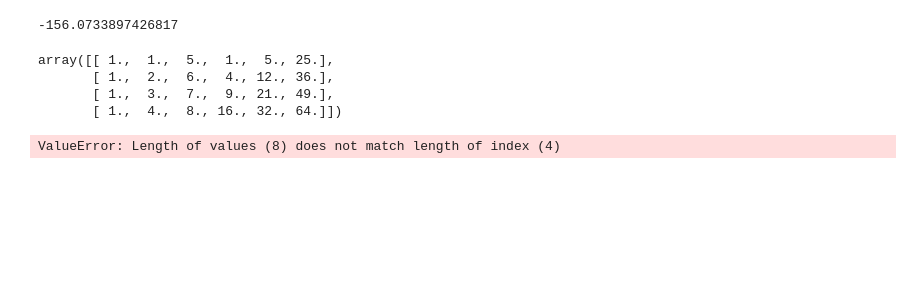
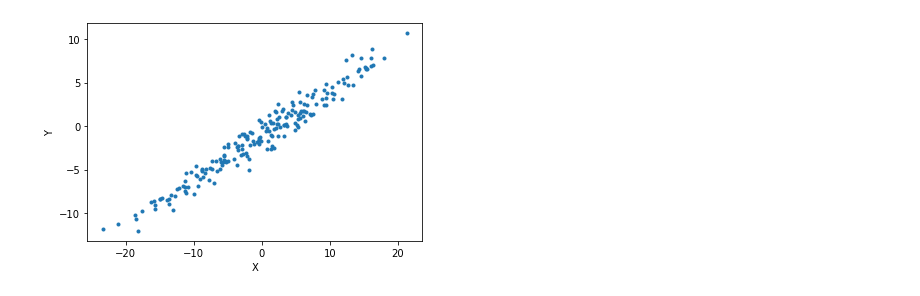
Before and after one commit to mlayek21/SUS-Libery, a Jupyter notebook: Test1_Regression.ipynb, the cells around one changed output. Saved outputs shown, nothing was run; the diff lists cells and outputs as text; code cells hidden in the pictures; blank space fills up the shorter version.

```diff
--- a/Test1_Regression.ipynb
+++ b/Test1_Regression.ipynb
@@ -58,21 +0,0 @@ from sklearn.metrics import r2_score
-# %%
-x_train, x_test, y_train, y_test = train_test_split(X, Y, test_size=0.2, random_state=2)
-poly = PolynomialFeatures(degree=8, include_bias=True)
-x_train_trans = poly.fit_transform(x_train)
-x_test_trans = poly.transform(x_test)
-#include bias parameter
-lr = LinearRegression()
-lr.fit(x_train_trans, y_train)
-y_pred = lr.predict(x_test_trans)
-print(r2_score(y_test, y_pred))
-# %% [output]
--156.0733897426817
-# %%
-a = np.array([[1,2,3,4],[5,6,7,8]]).T
-poly = PolynomialFeatures(degree=2, include_bias=True)
-poly.fit_transform(a)
-# %% [output]
-array([[ 1.,  1.,  5.,  1.,  5., 25.],
-       [ 1.,  2.,  6.,  4., 12., 36.],
-       [ 1.,  3.,  7.,  9., 21., 49.],
-       [ 1.,  4.,  8., 16., 32., 64.]])
@@ -86,4 +0,0 @@ def poly_features(features, X):
-# %%
-poly_features(2,a)
-# %% [output]
-ValueError: Length of values (8) does not match length of index (4)
@@ -89,0 +10,10 @@ ValueError: Length of values (8) does not match length of index (4)
+# %%
+x = 10*np.random.randn( 200)
+y = 0.5*x+np.random.normal(-1, 1, 200)
+x = x.reshape((len(x),1))
+plt.scatter(x,y, marker = '.')
+plt.xlabel("X")
+plt.ylabel("Y")
+plt.show()
+# %% [output]
+[figure, added]
```
Also changed, not shown: parts of 20 cells of this notebook, 7 other files.
